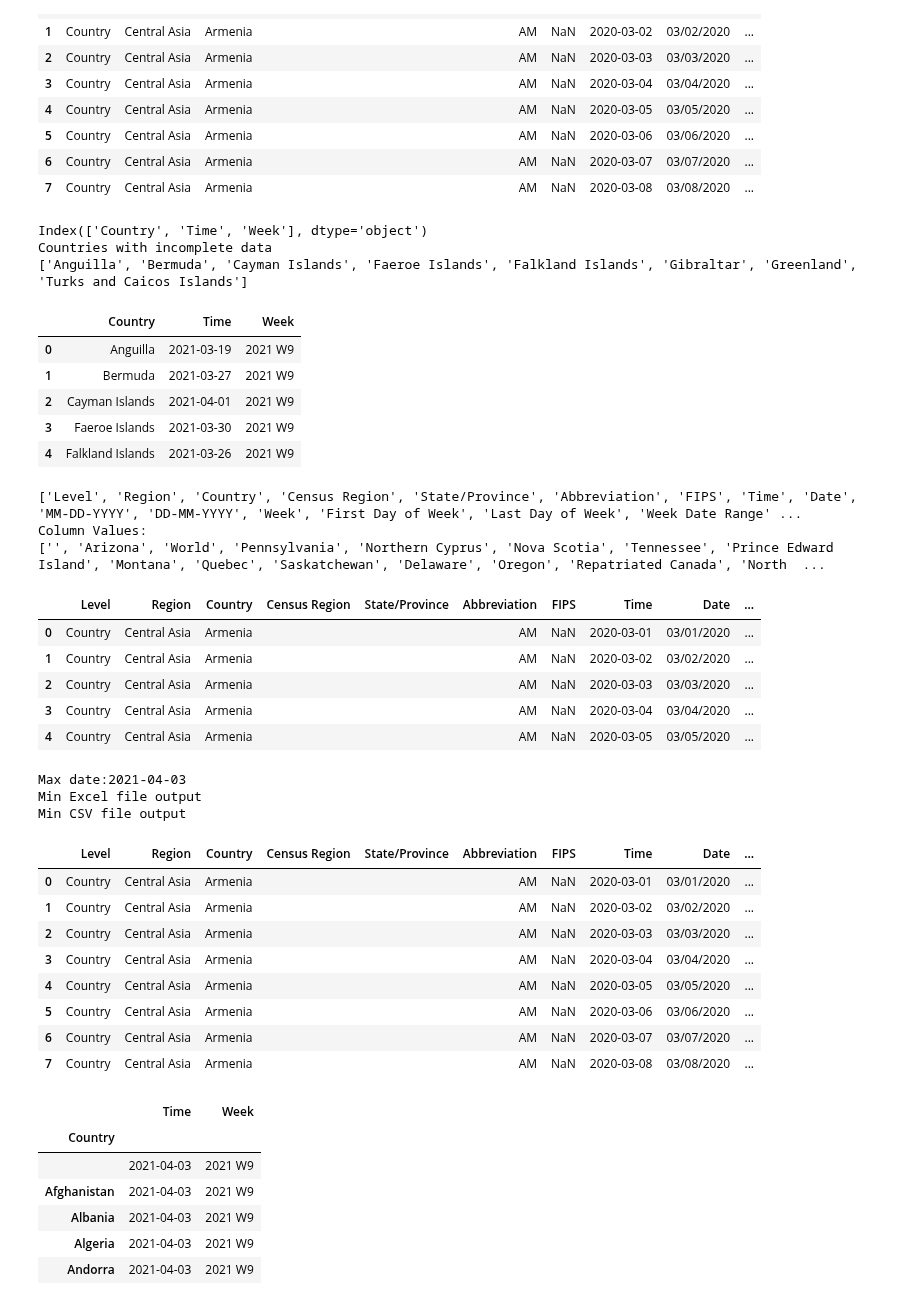
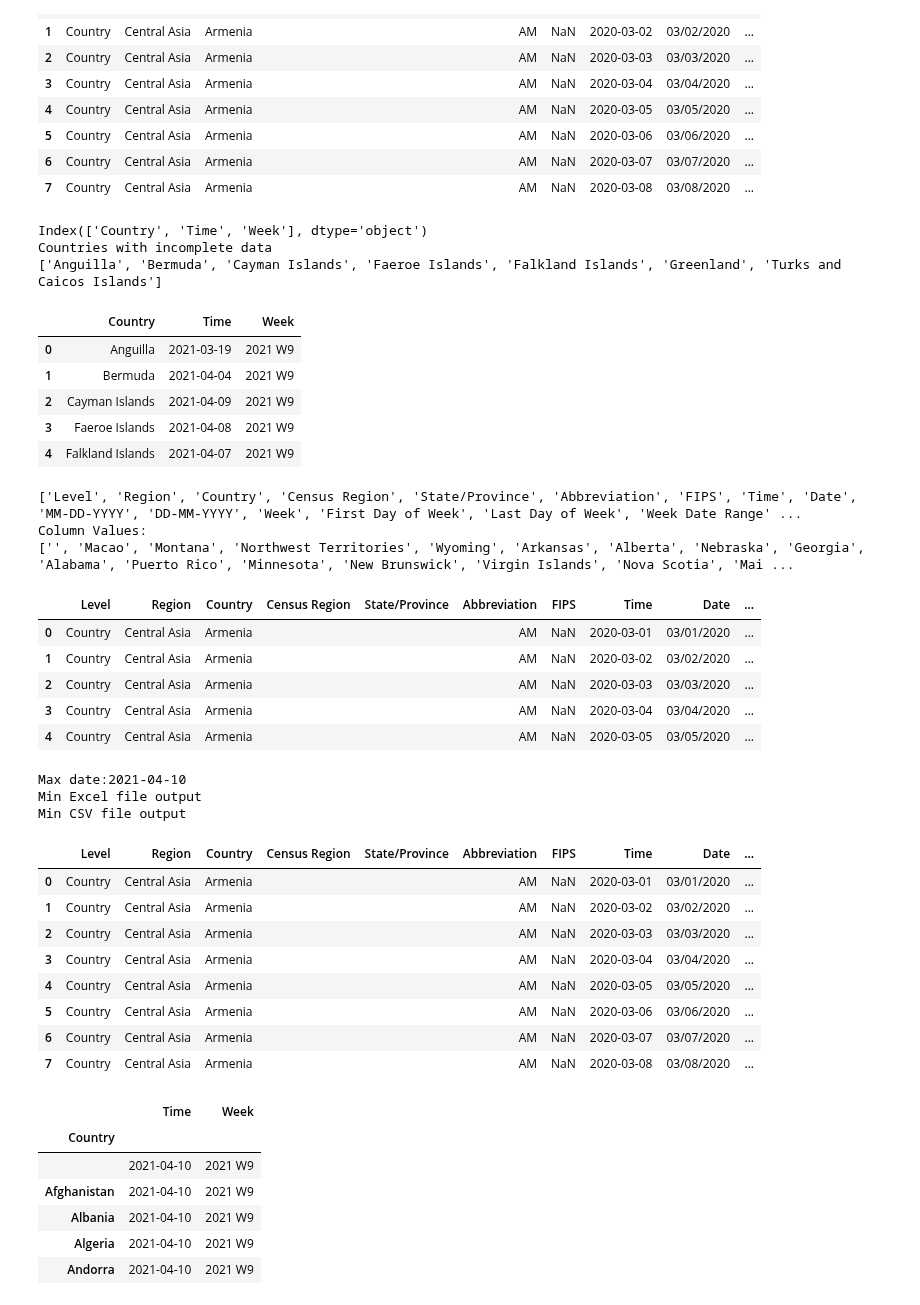
Before and after one commit to janinewhite/Global-COVID-Surveillance, a Jupyter notebook: scripts/Cleaned Input 2.ipynb, the cells around one changed output. Drawn from its saved outputs; the diff is of its cells as text; code cells hidden in the pictures.

```diff
--- a/scripts/Cleaned Input 2.ipynb
+++ b/scripts/Cleaned Input 2.ipynb
@@ -13,8 +13,8 @@ import pprint
 pp = pprint.PrettyPrinter(indent=4)
 pd.set_option('display.max_columns', None)
 
-last_saturday = '2021-04-03'
-last_sunday = '2021-04-04'
+last_saturday = '2021-04-10'
+last_sunday = '2021-04-11'
 
 #Folders and Files
 
@@ -930,7 +930,7 @@ us_tests_request = requests.get(us_tests_csv).content
 us_tests = pd.read_csv(io.StringIO(us_tests_request.decode('utf-8')))
 print("Original Tests:")
 print(us_tests.columns)
-us_tests["Time"] = us_tests["date"].apply(lambda x: datetime.strptime(x, '%m/%d/%y'))
+us_tests["Time"] = us_tests["date"].apply(lambda x: datetime.strptime(x, '%m/%d/%Y'))
 us_tests.rename(
     columns = {
         'date': 'Date',
@@ -1319,7 +1319,7 @@ all_data.head(8)
 | 6 | Country | Central Asia | Armenia |  |  | AM | NaN | 2020-03-07 | 03/07/2020 | ... |
 | 7 | Country | Central Asia | Armenia |  |  | AM | NaN | 2020-03-08 | 03/08/2020 | ... |
 # %%
-date_check = all_data.groupby(all_data["Country"])["Time","Week"].max()
+date_check = all_data.groupby(all_data["Country"])[["Time","Week"]].max()
 date_check = date_check.loc[date_check["Time"]<last_saturday].copy()
 date_check.reset_index(inplace=True)
 print(date_check.columns)
@@ -1330,13 +1330,13 @@ date_check.head()
 # %% [output]
 Index(['Country', 'Time', 'Week'], dtype='object')
 Countries with incomplete data
-['Anguilla', 'Bermuda', 'Cayman Islands', 'Faeroe Islands', 'Falkland Islands', 'Gibraltar', 'Greenland', 'Turks and Caicos Islands']
+['Anguilla', 'Bermuda', 'Cayman Islands', 'Faeroe Islands', 'Falkland Islands', 'Greenland', 'Turks and Caicos Islands']
 |  | Country | Time | Week |
 | 0 | Anguilla | 2021-03-19 | 2021 W9 |
-| 1 | Bermuda | 2021-03-27 | 2021 W9 |
-| 2 | Cayman Islands | 2021-04-01 | 2021 W9 |
-| 3 | Faeroe Islands | 2021-03-30 | 2021 W9 |
-| 4 | Falkland Islands | 2021-03-26 | 2021 W9 |
+| 1 | Bermuda | 2021-04-04 | 2021 W9 |
+| 2 | Cayman Islands | 2021-04-09 | 2021 W9 |
+| 3 | Faeroe Islands | 2021-04-08 | 2021 W9 |
+| 4 | Falkland Islands | 2021-04-07 | 2021 W9 |
 # %%
 min_header_cols = [
     'Level', 'Region','Country','Census Region','State/Province','Abbreviation','FIPS',
@@ -1353,7 +1353,7 @@ min_data.head()
 # %% [output]
 ['Level', 'Region', 'Country', 'Census Region', 'State/Province', 'Abbreviation', 'FIPS', 'Time', 'Date', 'MM-DD-YYYY', 'DD-MM-YYYY', 'Week', 'First Day of Week', 'Last Day of Week', 'Week Date Range' ...
 Column Values:
-['', 'Arizona', 'World', 'Pennsylvania', 'Northern Cyprus', 'Nova Scotia', 'Tennessee', 'Prince Edward Island', 'Montana', 'Quebec', 'Saskatchewan', 'Delaware', 'Oregon', 'Repatriated Canada', 'North  ...
+['', 'Macao', 'Montana', 'Northwest Territories', 'Wyoming', 'Arkansas', 'Alberta', 'Nebraska', 'Georgia', 'Alabama', 'Puerto Rico', 'Minnesota', 'New Brunswick', 'Virgin Islands', 'Nova Scotia', 'Mai ...
 |  | Level | Region | Country | Census Region | State/Province | Abbreviation | FIPS | Time | Date | ... |
 | 0 | Country | Central Asia | Armenia |  |  | AM | NaN | 2020-03-01 | 03/01/2020 | ... |
 | 1 | Country | Central Asia | Armenia |  |  | AM | NaN | 2020-03-02 | 03/02/2020 | ... |
@@ -1370,7 +1370,7 @@ min_data.to_csv(min_csv_file, index=False)
 print("Min CSV file output")
 min_data.head(8)
 # %% [output]
-Max date:2021-04-03
+Max date:2021-04-10
 Min Excel file output
 Min CSV file output
 |  | Level | Region | Country | Census Region | State/Province | Abbreviation | FIPS | Time | Date | ... |
@@ -1383,13 +1383,13 @@ Min CSV file output
 | 6 | Country | Central Asia | Armenia |  |  | AM | NaN | 2020-03-07 | 03/07/2020 | ... |
 | 7 | Country | Central Asia | Armenia |  |  | AM | NaN | 2020-03-08 | 03/08/2020 | ... |
 # %%
-date_check = min_data.groupby(min_data["Country"])["Time","Week"].max()
+date_check = min_data.groupby(min_data["Country"])[["Time","Week"]].max()
 date_check.head()
 # %% [output]
 |  | Time | Week |
 | Country |  |  |
-|  | 2021-04-03 | 2021 W9 |
-| Afghanistan | 2021-04-03 | 2021 W9 |
-| Albania | 2021-04-03 | 2021 W9 |
-| Algeria | 2021-04-03 | 2021 W9 |
-| Andorra | 2021-04-03 | 2021 W9 |
+|  | 2021-04-10 | 2021 W9 |
+| Afghanistan | 2021-04-10 | 2021 W9 |
+| Albania | 2021-04-10 | 2021 W9 |
+| Algeria | 2021-04-10 | 2021 W9 |
+| Andorra | 2021-04-10 | 2021 W9 |
```
Also changed, not shown: parts of 9 cells of this notebook, 45 other files.
